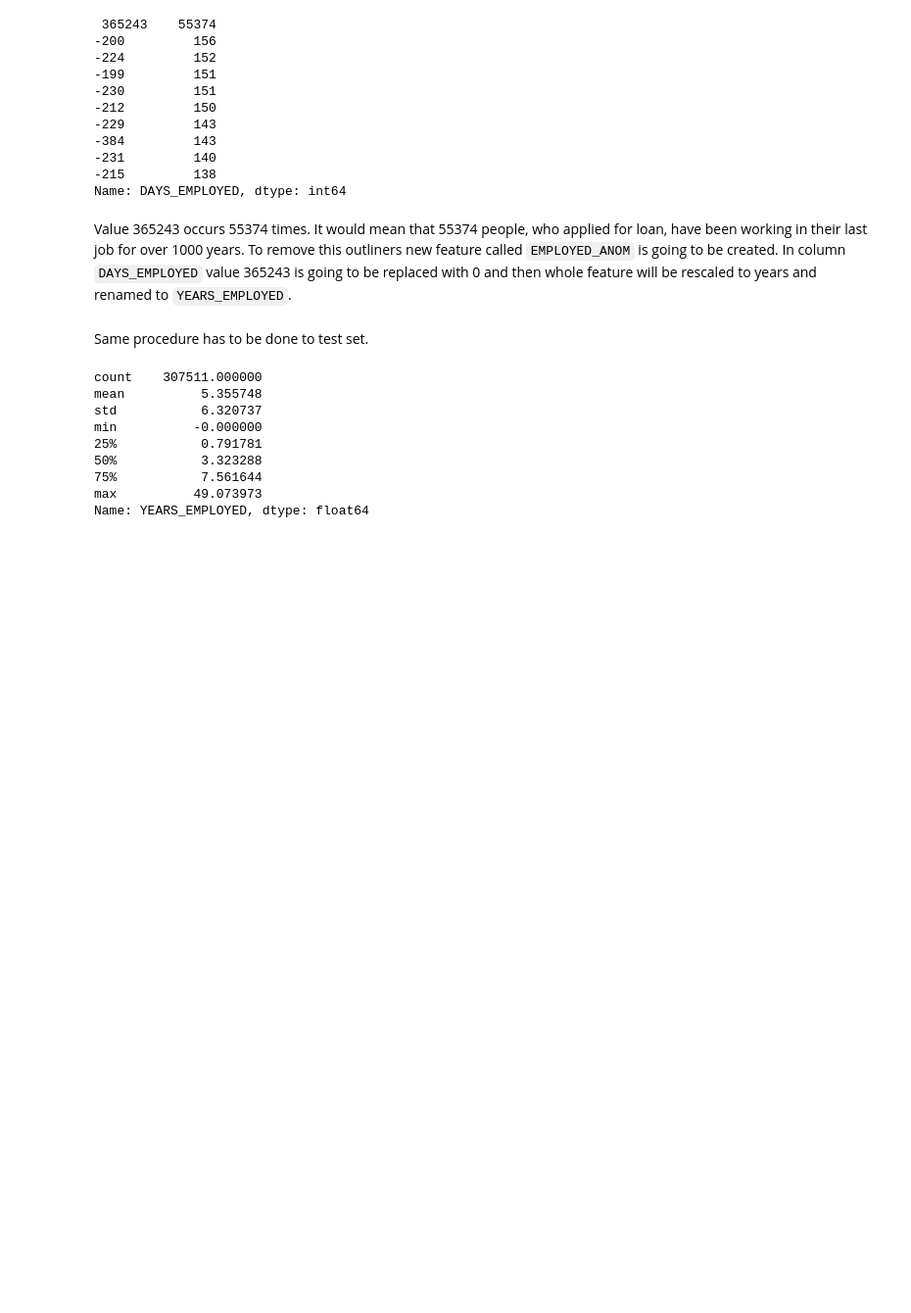
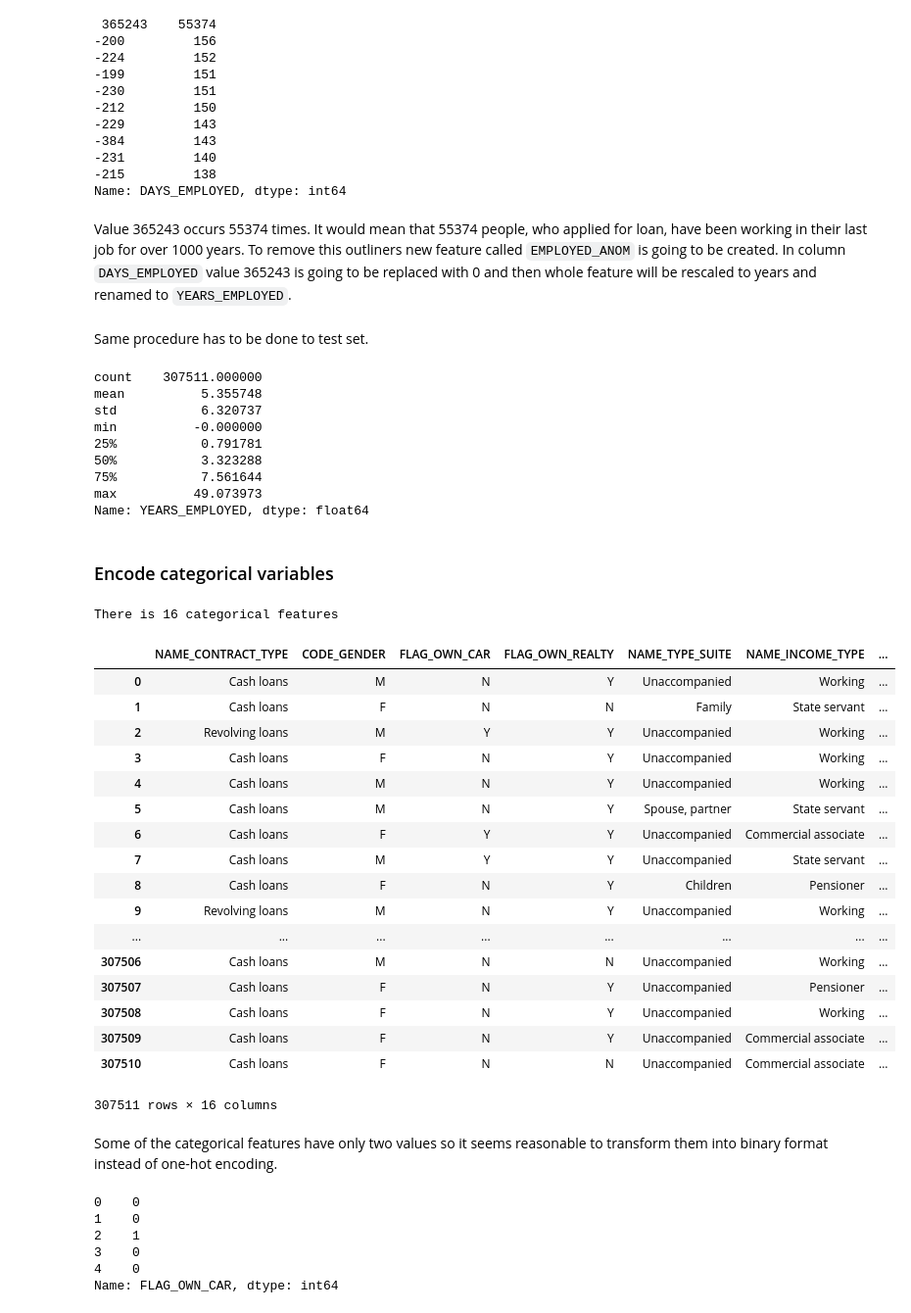
Before and after one commit to ASzwarc/HomeCreditDefaultRisk, a Jupyter notebook: HomeCreditDefaultRisk_Solution.ipynb, the cells around one changed output. Shown at 98% size. Drawn from its saved outputs; the diff is of its cells as text; code cells hidden in the pictures; blank space fills up the shorter version.

Commit message:
Encoding of categorical variables

```diff
--- a/HomeCreditDefaultRisk_Solution.ipynb
+++ b/HomeCreditDefaultRisk_Solution.ipynb
@@ -124,6 +123,7 @@ train_data.rename(columns={'DAYS_BIRTH': 'AGE'}, inplace=True)
 # changing features to positive values
 train_data['DAYS_REGISTRATION'] = train_data['DAYS_REGISTRATION'] * -1
 train_data['DAYS_ID_PUBLISH'] = train_data['DAYS_ID_PUBLISH'] * -1
+train_data['DAYS_LAST_PHONE_CHANGE'] = train_data['DAYS_LAST_PHONE_CHANGE'] * -1
 # %%
 # same transformation has to be applied to test set
 test_data['DAYS_BIRTH'] = test_data['DAYS_BIRTH'] / -365
@@ -187,3 +188,32 @@ min          -0.000000
 75%           7.561644
 max          49.073973
 Name: YEARS_EMPLOYED, dtype: float64
+# %% [markdown]
+### Encode categorical variables
+# %%
+print("There is {} categorical features".format(train_data.select_dtypes(include=[object]).shape[1]))
+# %% [output]
+There is 16 categorical features
+# %%
+display(train_data.select_dtypes(include=[object]))
+# %% [output]
+|  | NAME_CONTRACT_TYPE | CODE_GENDER | FLAG_OWN_CAR | FLAG_OWN_REALTY | NAME_TYPE_SUITE | NAME_INCOME_TYPE | ... |
+| 0 | Cash loans | M | N | Y | Unaccompanied | Working | ... |
+| 1 | Cash loans | F | N | N | Family | State servant | ... |
+| 2 | Revolving loans | M | Y | Y | Unaccompanied | Working | ... |
+| 3 | Cash loans | F | N | Y | Unaccompanied | Working | ... |
+| 4 | Cash loans | M | N | Y | Unaccompanied | Working | ... |
+| 5 | Cash loans | M | N | Y | Spouse, partner | State servant | ... |
+| 6 | Cash loans | F | Y | Y | Unaccompanied | Commercial associate | ... |
+| 7 | Cash loans | M | Y | Y | Unaccompanied | State servant | ... |
+| 8 | Cash loans | F | N | Y | Children | Pensioner | ... |
+| 9 | Revolving loans | M | N | Y | Unaccompanied | Working | ... |
+| ... | ... | ... | ... | ... | ... | ... | ... |
+| 307506 | Cash loans | M | N | N | Unaccompanied | Working | ... |
+| 307507 | Cash loans | F | N | Y | Unaccompanied | Pensioner | ... |
+| 307508 | Cash loans | F | N | Y | Unaccompanied | Working | ... |
+| 307509 | Cash loans | F | N | Y | Unaccompanied | Commercial associate | ... |
+| 307510 | Cash loans | F | N | N | Unaccompanied | Commercial associate | ... |
+307511 rows × 16 columns
+# %% [markdown]
+Some of the categorical features have only two values so it seems reasonable to transform them into binary format instead of one-hot encoding.
@@ -189,0 +224,9 @@ Name: YEARS_EMPLOYED, dtype: float64
+# %%
+train_data.replace({""})
+# %% [output]
+0    0
+1    0
+2    1
+3    0
+4    0
+Name: FLAG_OWN_CAR, dtype: int64
```
Also changed, not shown: parts of 5 cells of this notebook.
